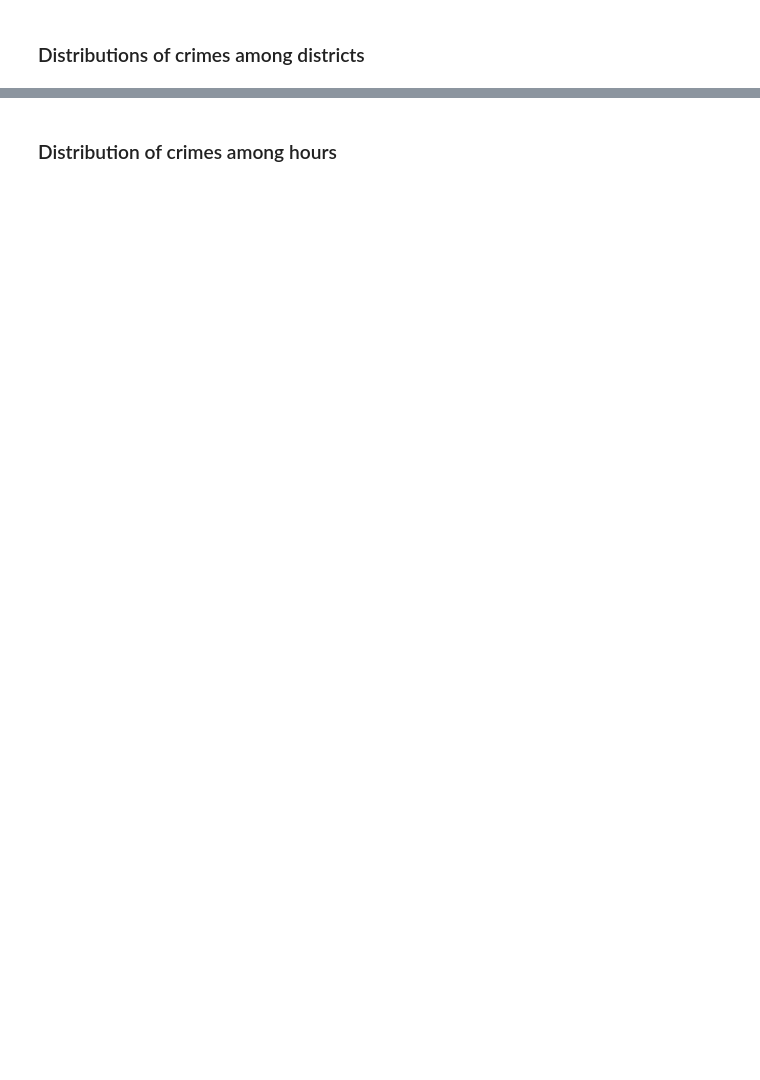
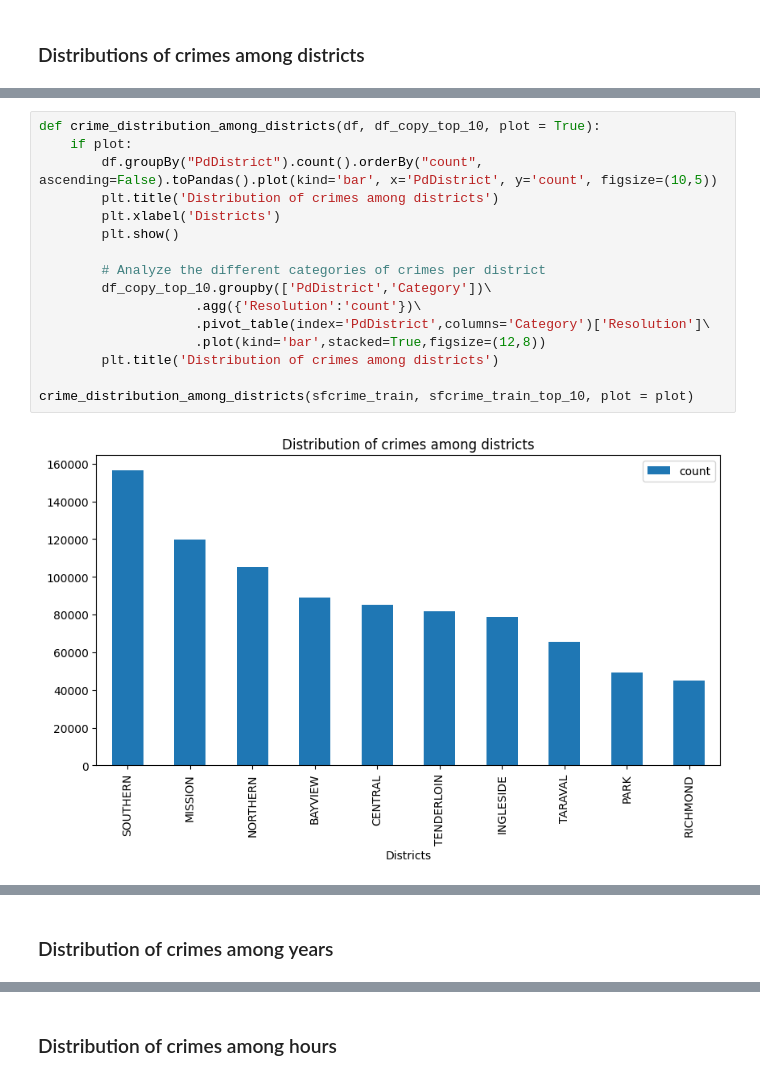
Before and after one commit to giorgiapavani/BDA, a Jupyter notebook: sf-crime-12dic.ipynb, the cells around one changed output, grey strips where cells are left out. Saved outputs shown, nothing was run; the diff lists cells and outputs as text; blank space fills up the shorter version.

```diff
--- a/sf-crime-12dic.ipynb
+++ b/sf-crime-12dic.ipynb
@@ -244,0 +246,18 @@ sfcrime_copy_top_10.groupby(['PdDistrict','Category'])\
+# %%
+def crime_distribution_among_districts(df, df_copy_top_10, plot = True):
+    if plot:
+        df.groupBy("PdDistrict").count().orderBy("count", ascending=False).toPandas().plot(kind='bar', x='PdDistrict', y='count', figsize=(10,5))
+        plt.title('Distribution of crimes among districts')
+        plt.xlabel('Districts')
+        plt.show()
+
+        # Analyze the different categories of crimes per district
+        df_copy_top_10.groupby(['PdDistrict','Category'])\
+                    .agg({'Resolution':'count'})\
+                    .pivot_table(index='PdDistrict',columns='Category')['Resolution']\
+                    .plot(kind='bar',stacked=True,figsize=(12,8))
+        plt.title('Distribution of crimes among districts')
+
+crime_distribution_among_districts(sfcrime_train, sfcrime_train_top_10, plot = plot)
+# %% [output]
+[figure, added]
@@ -244,0 +265,2 @@ sfcrime_copy_top_10.groupby(['PdDistrict','Category'])\
+# %% [markdown]
+### Distribution of crimes among years
```
Also changed, not shown: parts of 75 cells of this notebook.
